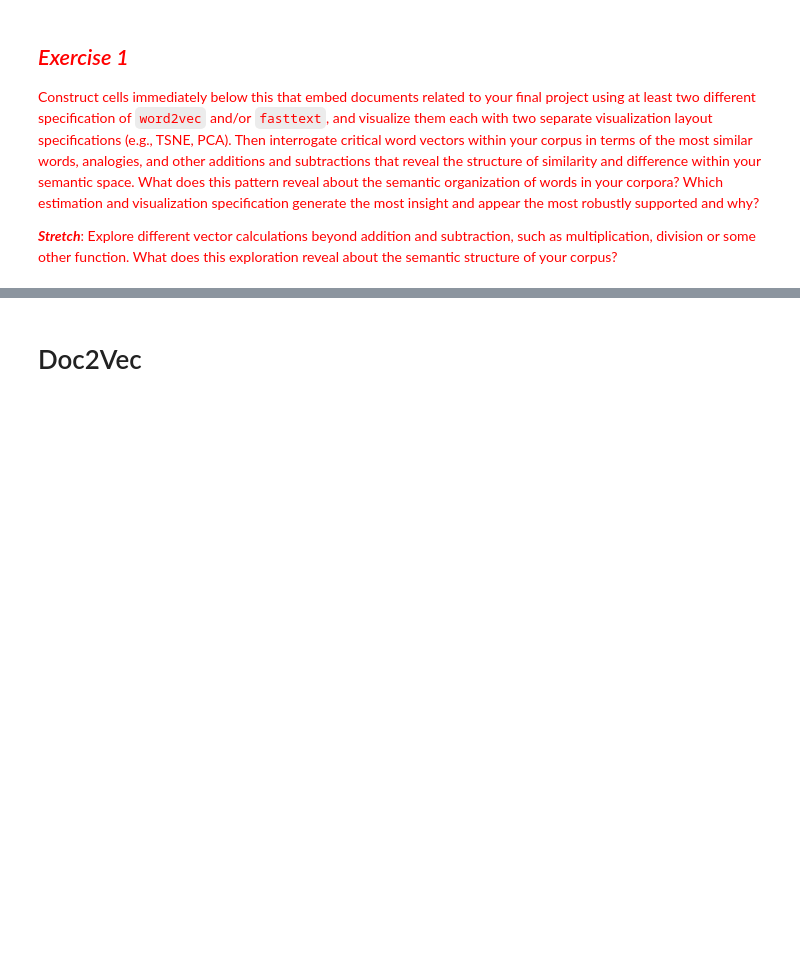
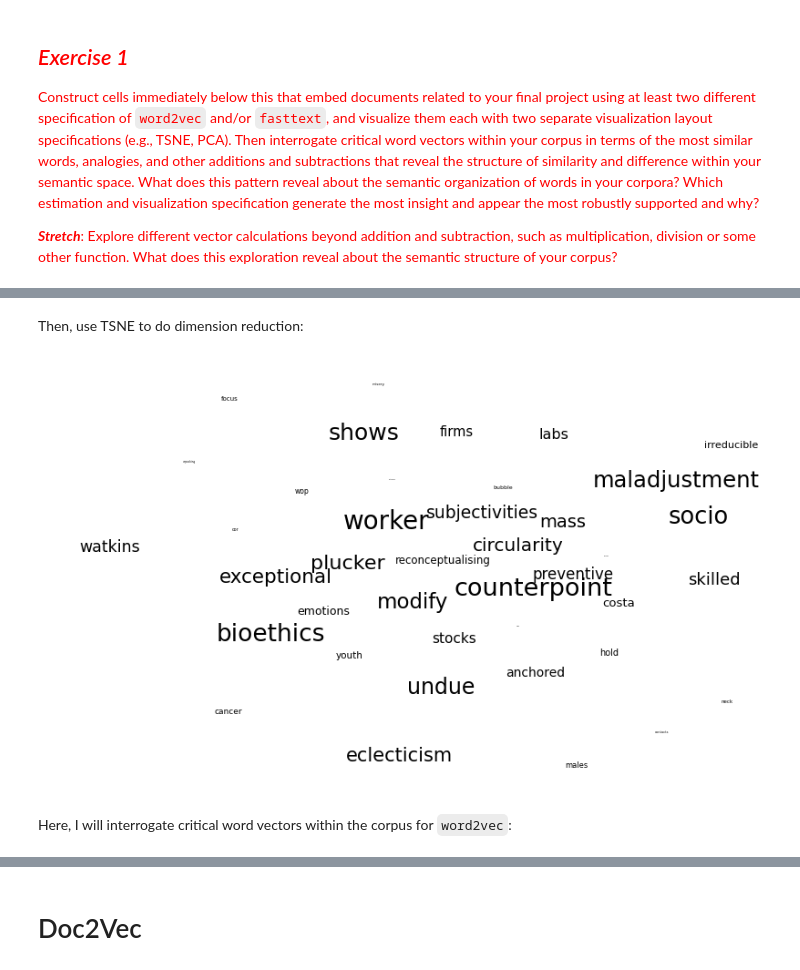
Before and after one commit to cty20010831/SOCI-40133-Computational-Content-Analysis, a Jupyter notebook: week 4/4_Word_Embeddings.ipynb, the cells around one changed output, grey strips where cells are left out. Drawn from its saved outputs; the diff is of its cells as text; code cells hidden in the pictures; blank space fills up the shorter version.

```diff
--- a/week 4/4_Word_Embeddings.ipynb
+++ b/week 4/4_Word_Embeddings.ipynb
@@ -458,0 +582,20 @@ array([-2.70548295e-02,  1.50540456e-01,  2.53648639e-01, -4.23338339e-02,
+# %% [markdown]
+Then, use TSNE to do dimension reduction:
+# %%
+tsne = sklearn.manifold.TSNE(n_components = 2, perplexity=30, learning_rate=200)
+tsneWords_psychology_corpus = tsne.fit_transform(wordsSubMatrix_psychology_corpus)
+# %%
+# Visualize
+fig = plt.figure(figsize = (10,6))
+ax = fig.add_subplot(111)
+ax.set_frame_on(False)
+plt.scatter(tsneWords_psychology_corpus[:, 0], tsneWords_psychology_corpus[:, 1], alpha = 0)#Making the points invisible
+for i, word in enumerate(targetWords_psychology_corpus):
+    ax.annotate(word, (tsneWords_psychology_corpus[:, 0][i], tsneWords_psychology_corpus[:, 1][i]), size =  20 * (numWords - i) / numWords)
+plt.xticks(())
+plt.yticks(())
+plt.show()
+# %% [output]
+[figure, added]
+# %% [markdown]
+Here, I will interrogate critical word vectors within the corpus for `word2vec`:
```
Also changed, not shown: parts of 75 cells of this notebook.
